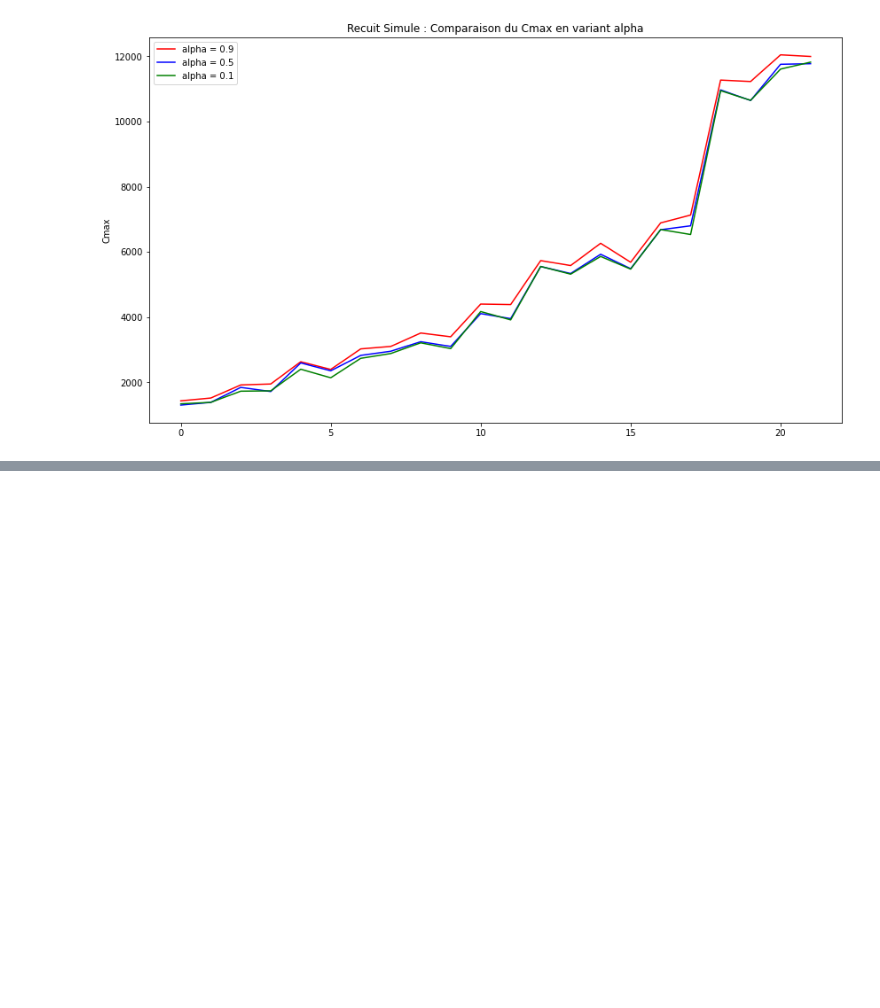
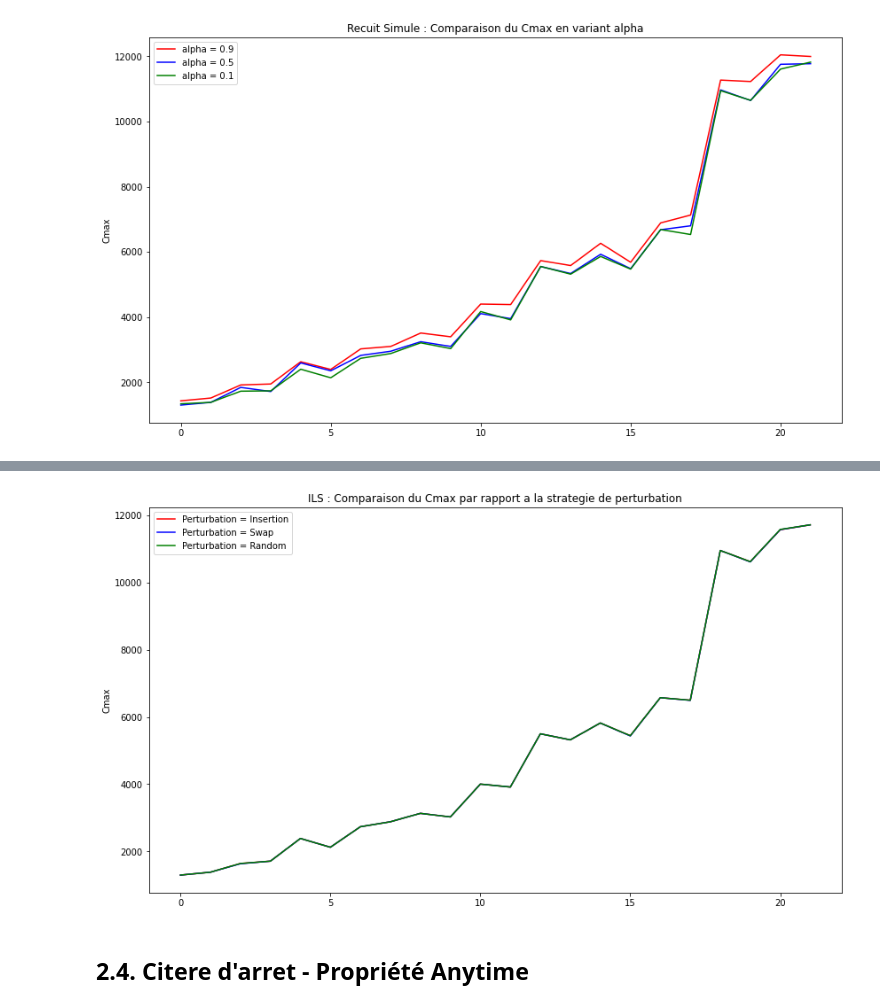
Before and after one commit to MOKHTARIMelissa/FSP, a Jupyter notebook: FSP.ipynb, the cells around one changed output, grey strips where cells are left out. Cells and saved outputs as stored; diff of their text form; code cells hidden in the pictures; blank space fills up the shorter version.

```diff
--- a/FSP.ipynb
+++ b/FSP.ipynb
@@ -1226,0 +1437,25 @@ plt.show()
+# %%
+#On parcours les fichiers contenant les instances
+files=os.listdir("./Instances_Taillard2")
+i=0
+for filename in files:
+
+    data=np.loadtxt("./Instances_Taillard2/"+filename)
+    Instances.append((i%2)+1)
+    i+=1
+    print(filename)
+    flowshop = fsp.FlowShop(data)
+    machines.append(flowshop.M)
+    jobs.append(flowshop.N)
+
+    #Perturbation = Insertion
+    sigma, cmax = flowshop.ILS(perturbationType = "insertion", maxCriteria = 1)
+    ils_insertion_cmax.append(int(cmax))
+
+    #Perturbation = Swap
+    sigma, cmax = flowshop.ILS(perturbationType = "Swap", maxCriteria = 1)
+    ils_swap_cmax.append(int(cmax))
+
+    #Perturbation = Random
+    sigma, cmax = flowshop.ILS(perturbationType = "random", maxCriteria = 1)
+    ils_random_cmax.append(int(cmax))
@@ -1226,0 +1513,20 @@ plt.show()
+# %%
+plt.figure(figsize=(14,8))
+
+ypoints1 = np.array(ils_insertion_cmax)
+plt.plot(ypoints1, color = 'r', label = "Perturbation = Insertion")
+
+ypoints2 = np.array(ils_swap_cmax)
+plt.plot(ypoints2, color = 'b', label = "Perturbation = Swap")
+
+ypoints3 = np.array(ils_random_cmax)
+plt.plot(ypoints3, color = 'g', label = "Perturbation = Random")
+
+plt.legend();
+plt.ylabel("Cmax");
+plt.title("ILS : Comparaison du Cmax par rapport a la strategie de perturbation")
+plt.show()
+# %% [output]
+[figure, added]
+# %% [markdown]
+## 2.4. Citere d'arret - Propriété Anytime
```
Also changed, not shown: parts of 18 cells of this notebook, 1 other file.
